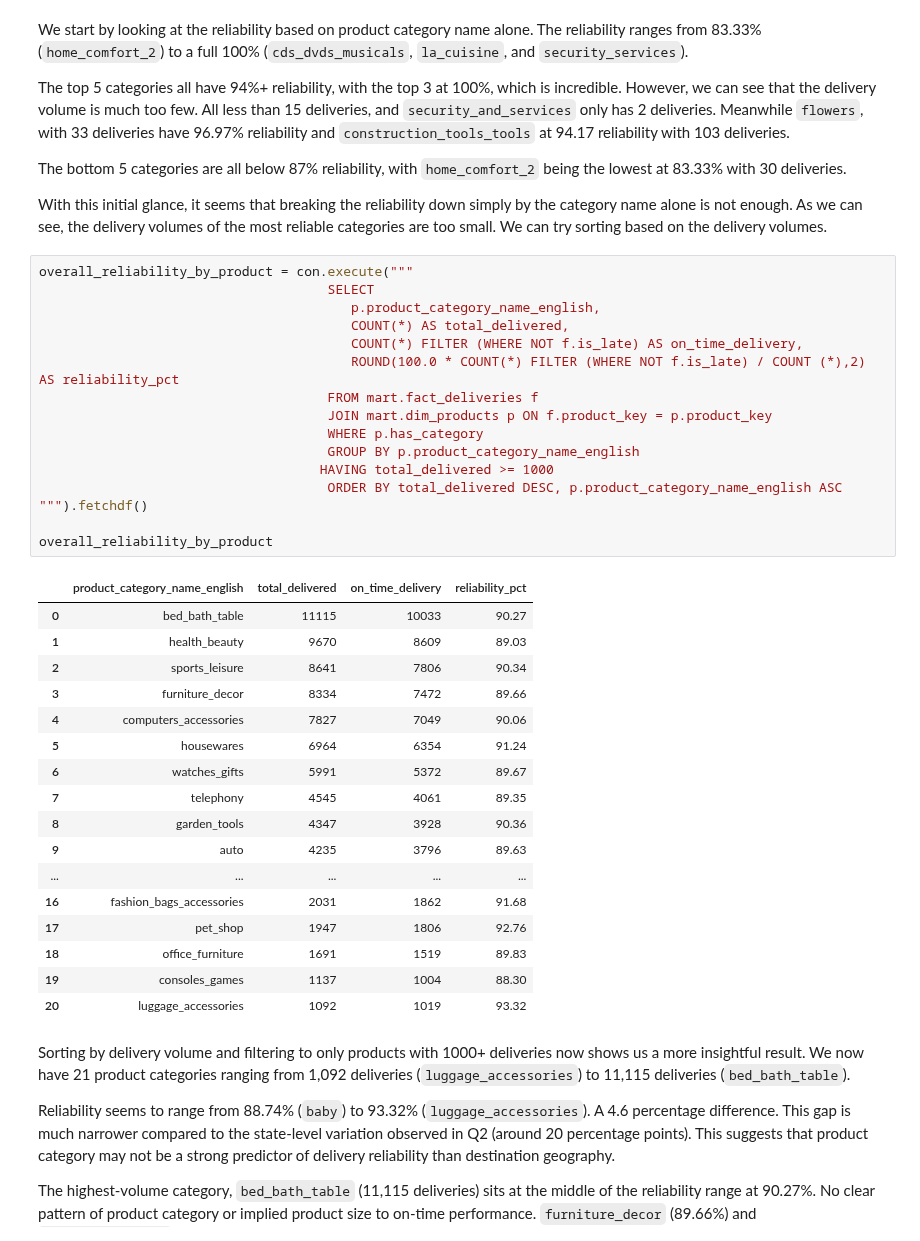
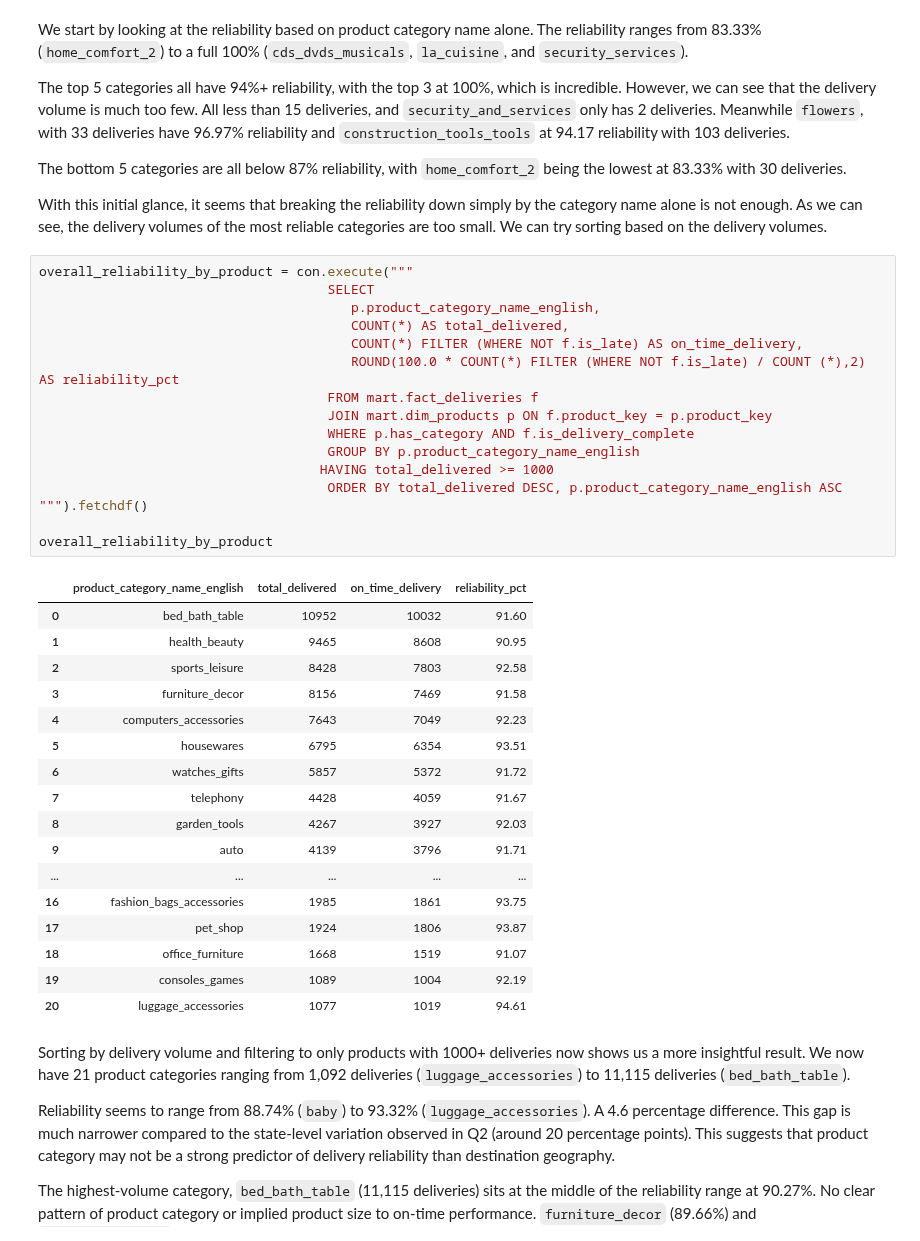
Before and after one commit to jyovian/olist-logistics-analysis, a Jupyter notebook: notebooks/03_analysis.ipynb, the cells around one changed output. Cells and saved outputs as stored; diff of their text form.

Commit message:
Added is_delivery_complete filter to total_deliveries in overall_reliability_by_product

```diff
--- a/notebooks/03_analysis.ipynb
+++ b/notebooks/03_analysis.ipynb
@@ -247,37 +247,37 @@ With this initial glance, it seems that breaking the reliability down simply by
 # %%
 overall_reliability_by_product = con.execute("""
                                      SELECT
                                         p.product_category_name_english,
                                         COUNT(*) AS total_delivered,
                                         COUNT(*) FILTER (WHERE NOT f.is_late) AS on_time_delivery,
                                         ROUND(100.0 * COUNT(*) FILTER (WHERE NOT f.is_late) / COUNT (*),2) AS reliability_pct
                                      FROM mart.fact_deliveries f
                                      JOIN mart.dim_products p ON f.product_key = p.product_key
-                                     WHERE p.has_category
+                                     WHERE p.has_category AND f.is_delivery_complete
                                      GROUP BY p.product_category_name_english
                                     HAVING total_delivered >= 1000
                                      ORDER BY total_delivered DESC, p.product_category_name_english ASC
 """).fetchdf()
 
 overall_reliability_by_product
 # %% [output]
 |  | product_category_name_english | total_delivered | on_time_delivery | reliability_pct |
-| 0 | bed_bath_table | 11115 | 10033 | 90.27 |
-| 1 | health_beauty | 9670 | 8609 | 89.03 |
-| 2 | sports_leisure | 8641 | 7806 | 90.34 |
-| 3 | furniture_decor | 8334 | 7472 | 89.66 |
-| 4 | computers_accessories | 7827 | 7049 | 90.06 |
-| 5 | housewares | 6964 | 6354 | 91.24 |
-| 6 | watches_gifts | 5991 | 5372 | 89.67 |
-| 7 | telephony | 4545 | 4061 | 89.35 |
-| 8 | garden_tools | 4347 | 3928 | 90.36 |
-| 9 | auto | 4235 | 3796 | 89.63 |
+| 0 | bed_bath_table | 10952 | 10032 | 91.60 |
+| 1 | health_beauty | 9465 | 8608 | 90.95 |
+| 2 | sports_leisure | 8428 | 7803 | 92.58 |
+| 3 | furniture_decor | 8156 | 7469 | 91.58 |
+| 4 | computers_accessories | 7643 | 7049 | 92.23 |
+| 5 | housewares | 6795 | 6354 | 93.51 |
+| 6 | watches_gifts | 5857 | 5372 | 91.72 |
+| 7 | telephony | 4428 | 4059 | 91.67 |
+| 8 | garden_tools | 4267 | 3927 | 92.03 |
+| 9 | auto | 4139 | 3796 | 91.71 |
 | ... | ... | ... | ... | ... |
-| 16 | fashion_bags_accessories | 2031 | 1862 | 91.68 |
-| 17 | pet_shop | 1947 | 1806 | 92.76 |
-| 18 | office_furniture | 1691 | 1519 | 89.83 |
-| 19 | consoles_games | 1137 | 1004 | 88.30 |
-| 20 | luggage_accessories | 1092 | 1019 | 93.32 |
+| 16 | fashion_bags_accessories | 1985 | 1861 | 93.75 |
+| 17 | pet_shop | 1924 | 1806 | 93.87 |
+| 18 | office_furniture | 1668 | 1519 | 91.07 |
+| 19 | consoles_games | 1089 | 1004 | 92.19 |
+| 20 | luggage_accessories | 1077 | 1019 | 94.61 |
 # %% [markdown]
 Sorting by delivery volume and filtering to only products with 1000+ deliveries now shows us a more insightful result. We now have 21 product categories ranging from 1,092 deliveries (`luggage_accessories`) to 11,115 deliveries (`bed_bath_table`).
 
```
Also changed, not shown: parts of 3 cells of this notebook.
